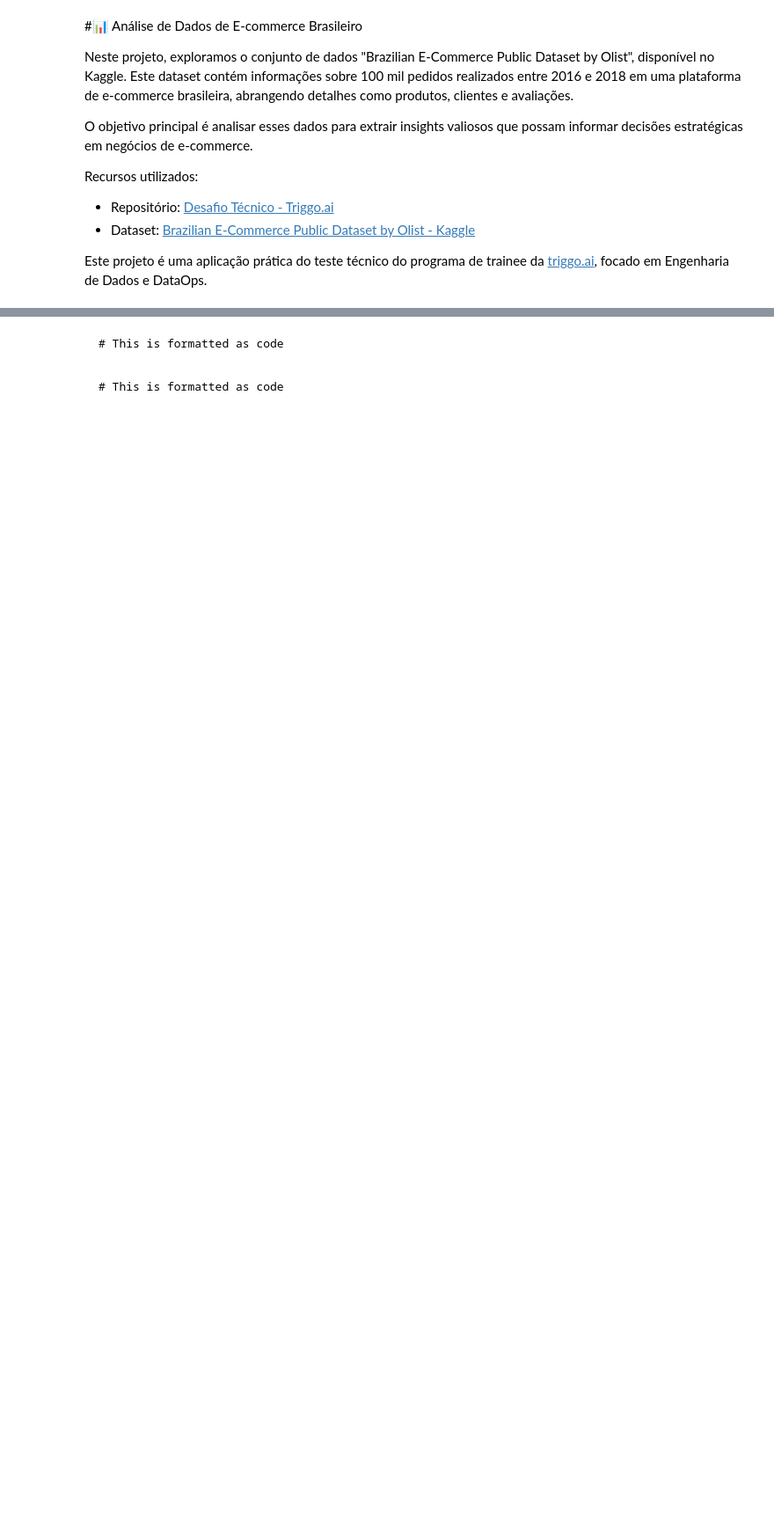
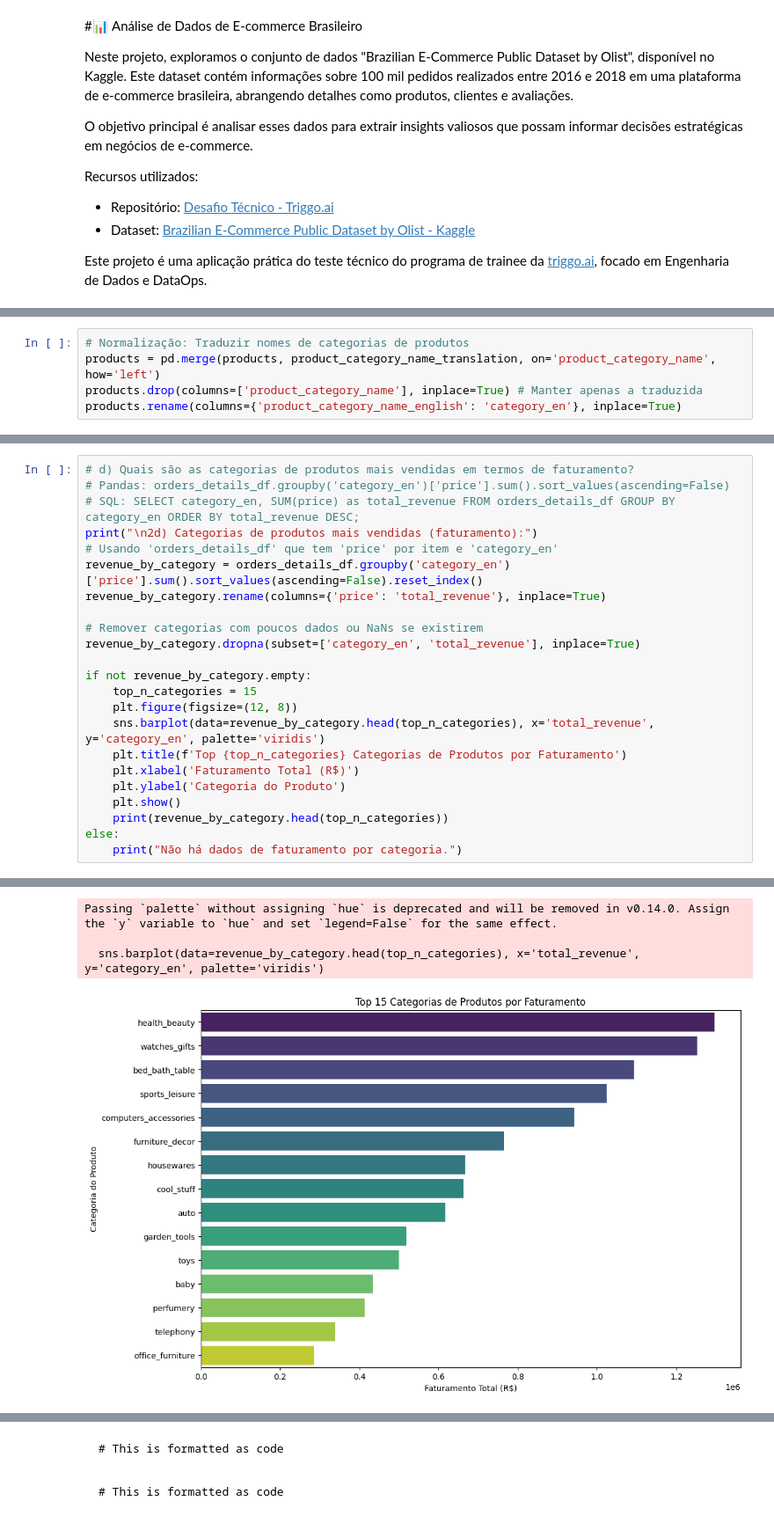
Before and after one commit to dede0702/Olist-E-Commerce-Data-Analysis, a Jupyter notebook: Brazilian_E_Commerce_Dataset_Olist.ipynb, the cells around one changed output, grey strips where cells are left out. Shown: that part at 88% size. Drawn from its saved outputs; the diff is of its cells as text; blank space fills up the shorter version.

```diff
--- a/Brazilian_E_Commerce_Dataset_Olist.ipynb
+++ b/Brazilian_E_Commerce_Dataset_Olist.ipynb
@@ -15,0 +114,5 @@ Este projeto é uma aplicação prática do teste técnico do programa de traine
+# %%
+# Normalização: Traduzir nomes de categorias de produtos
+products = pd.merge(products, product_category_name_translation, on='product_category_name', how='left')
+products.drop(columns=['product_category_name'], inplace=True) # Manter apenas a traduzida
+products.rename(columns={'product_category_name_english': 'category_en'}, inplace=True)
@@ -15,0 +315,24 @@ Este projeto é uma aplicação prática do teste técnico do programa de traine
+# %%
+# d) Quais são as categorias de produtos mais vendidas em termos de faturamento?
+# Pandas: orders_details_df.groupby('category_en')['price'].sum().sort_values(ascending=False)
+# SQL: SELECT category_en, SUM(price) as total_revenue FROM orders_details_df GROUP BY category_en ORDER BY total_revenue DESC;
+print("\n2d) Categorias de produtos mais vendidas (faturamento):")
+# Usando 'orders_details_df' que tem 'price' por item e 'category_en'
+revenue_by_category = orders_details_df.groupby('category_en')['price'].sum().sort_values(ascending=False).reset_index()
+revenue_by_category.rename(columns={'price': 'total_revenue'}, inplace=True)
+
+# Remover categorias com poucos dados ou NaNs se existirem
+revenue_by_category.dropna(subset=['category_en', 'total_revenue'], inplace=True)
+
+if not revenue_by_category.empty:
+    top_n_categories = 15
+    plt.figure(figsize=(12, 8))
+    sns.barplot(data=revenue_by_category.head(top_n_categories), x='total_revenue', y='category_en', palette='viridis')
+    plt.title(f'Top {top_n_categories} Categorias de Produtos por Faturamento')
+    plt.xlabel('Faturamento Total (R$)')
+    plt.ylabel('Categoria do Produto')
+    plt.show()
+    print(revenue_by_category.head(top_n_categories))
+else:
+    print("Não há dados de faturamento por categoria.")
+# %% [output]
@@ -15,0 +340,4 @@ Este projeto é uma aplicação prática do teste técnico do programa de traine
+Passing `palette` without assigning `hue` is deprecated and will be removed in v0.14.0. Assign the `y` variable to `hue` and set `legend=False` for the same effect.
+
+  sns.barplot(data=revenue_by_category.head(top_n_categories), x='total_revenue', y='category_en', palette='viridis')
+[figure, added]
```
Also changed, not shown: parts of 40 cells of this notebook.
